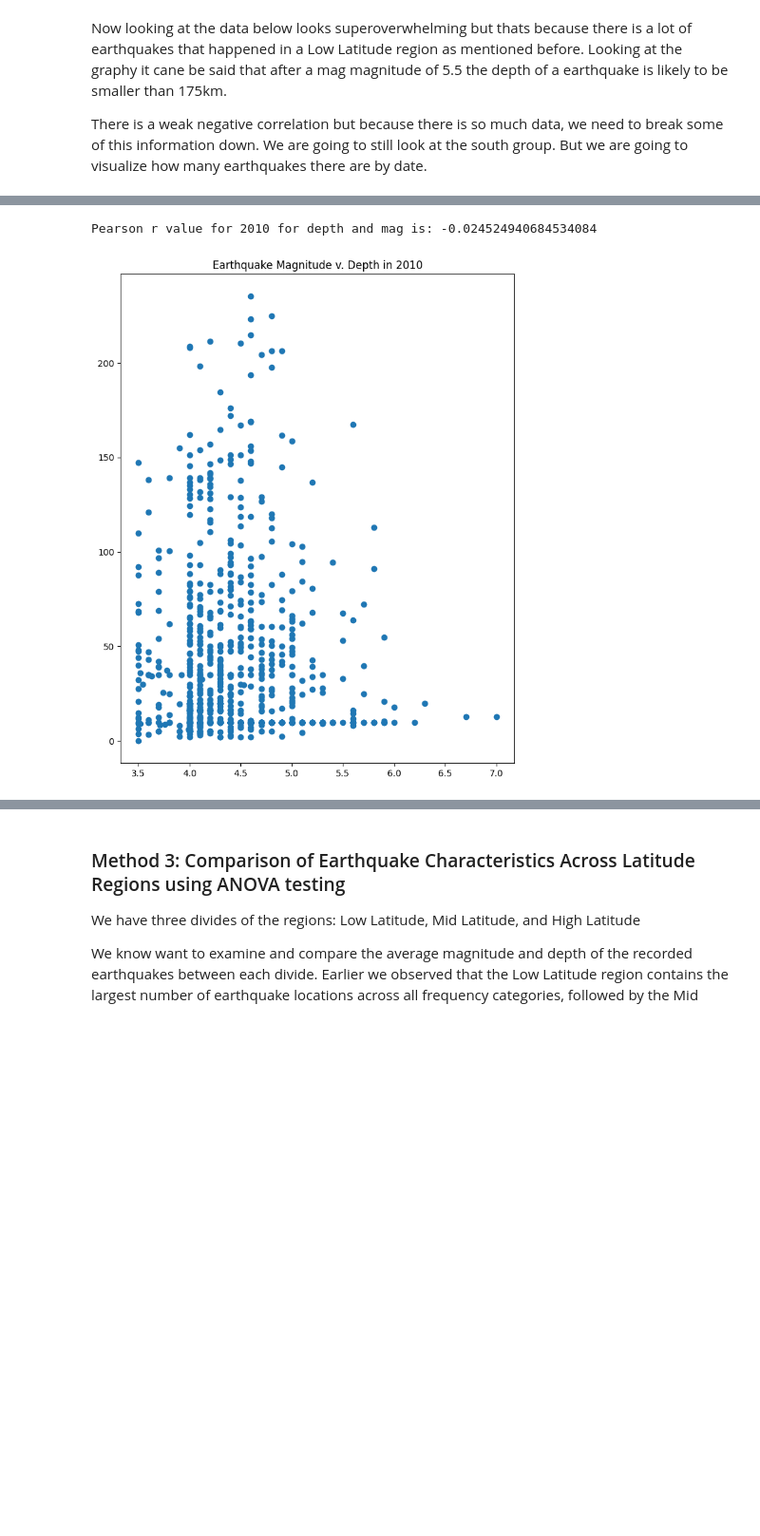
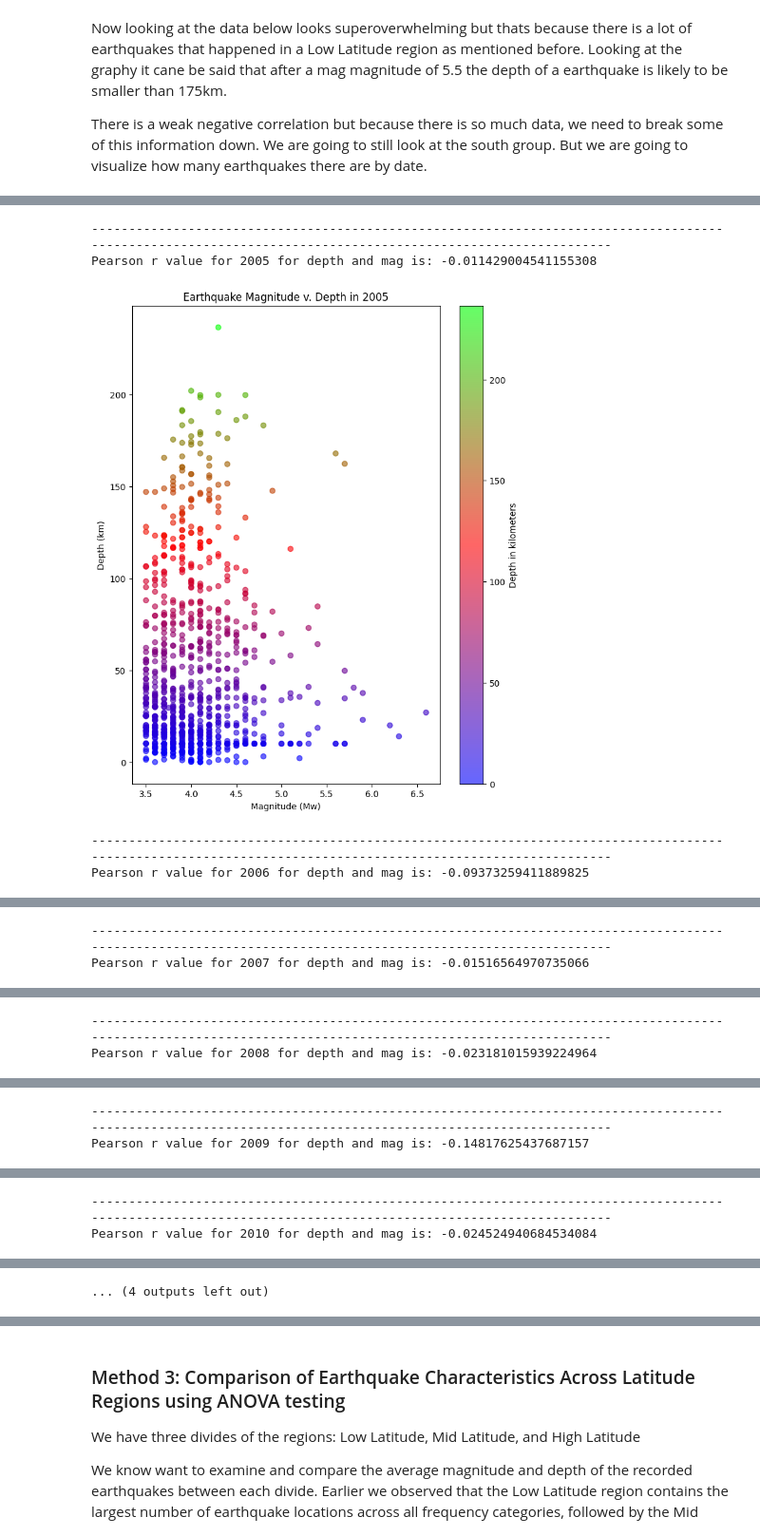
Before and after one commit to NatalieFig/cmsc320finalproj, a Jupyter notebook: CMSC320_Final_Project.ipynb, the cells around one changed output, grey strips where cells are left out. Shown at 95% size. Drawn from its saved outputs; the diff is of its cells as text; code cells hidden in the pictures; blank space fills up the shorter version.

```diff
--- a/CMSC320_Final_Project.ipynb
+++ b/CMSC320_Final_Project.ipynb
@@ -252,15 +261,32 @@ We can see a huge spikes of earthquakes in around 2008, 2010, and 2012. But we a
 # %%
 region['year'] = pd.to_datetime(region['date']).dt.year
 south_earthquakes = region.groupby(region['year'])
-year = south_earthquakes.get_group(2010)
-
+#year = south_earthquakes.get_group(2010)
+for x, groupTemp in south_earthquakes:
+  year = groupTemp
+  rvalue2010 = year['depth'].corr(year['mag'])
+  print("-----------------------------------------------------------------------------------------------------------------------------------------------------------")
+  print(f"Pearson r value for {x} for depth and mag is: {rvalue2010}")
+  plt.figure(figsize=(8, 10))
+  plt.scatter(year['mag'], year['depth'], c=year['depth'], cmap='brg', alpha=0.6)
+  plt.colorbar(label="Depth in kilometers")
+  plt.xlabel("Magnitude (Mw)")
+  plt.ylabel("Depth (km)")
+  plt.title(f"Earthquake Magnitude v. Depth in {x}")
+  plt.show()
 #then find magnitude v depth
-rvalue2010 = year['depth'].corr(year['mag'])
-print(f"Pearson r value for 2010 for depth and mag is: {rvalue2010}")
-plt.figure(figsize=(8, 10))
-plt.scatter(year['mag'], year['depth'])
-plt.title("Earthquake Magnitude v. Depth in 2010")
-plt.show()
+#rvalue2010 = year['depth'].corr(year['mag'])
+#print(f"Pearson r value for 2010 for depth and mag is: {rvalue2010}")
+#plt.figure(figsize=(8, 10))
+#plt.scatter(year['mag'], year['depth'], c=year['depth'], cmap='brg', alpha=0.6)
+#plt.colorbar(label="Depth (km)")
+#plt.xlabel("Magnitude")
+#plt.ylabel("Depth (km)")
+#plt.title("Earthquake Magnitude v. Depth in 2010")
+#plt.show()
 # %% [output]
-Pearson r value for 2010 for depth and mag is: -0.024524940684534084
+-----------------------------------------------------------------------------------------------------------------------------------------------------------
+Pearson r value for 2005 for depth and mag is: -0.011429004541155308
-[figure, old version]
+[figure, new version]
+-----------------------------------------------------------------------------------------------------------------------------------------------------------
+Pearson r value for 2006 for depth and mag is: -0.09373259411889825
@@ -266,0 +294,2 @@ Pearson r value for 2010 for depth and mag is: -0.024524940684534084
+-----------------------------------------------------------------------------------------------------------------------------------------------------------
+Pearson r value for 2007 for depth and mag is: -0.01516564970735066
@@ -266,0 +297,2 @@ Pearson r value for 2010 for depth and mag is: -0.024524940684534084
+-----------------------------------------------------------------------------------------------------------------------------------------------------------
+Pearson r value for 2008 for depth and mag is: -0.023181015939224964
@@ -266,0 +300,2 @@ Pearson r value for 2010 for depth and mag is: -0.024524940684534084
+-----------------------------------------------------------------------------------------------------------------------------------------------------------
+Pearson r value for 2009 for depth and mag is: -0.14817625437687157
@@ -266,0 +303,2 @@ Pearson r value for 2010 for depth and mag is: -0.024524940684534084
+-----------------------------------------------------------------------------------------------------------------------------------------------------------
+Pearson r value for 2010 for depth and mag is: -0.024524940684534084
@@ -266,0 +306 @@ Pearson r value for 2010 for depth and mag is: -0.024524940684534084
+... (4 outputs left out)
```
Also changed, not shown: parts of 13 cells of this notebook.
